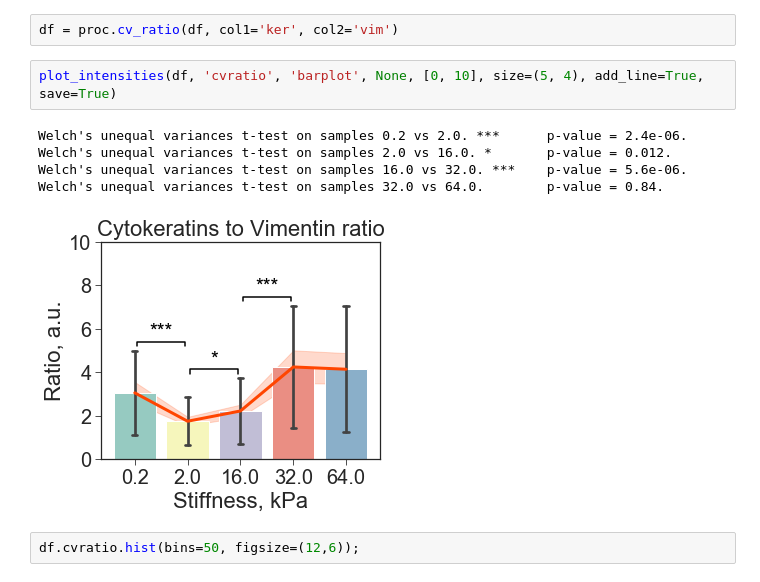
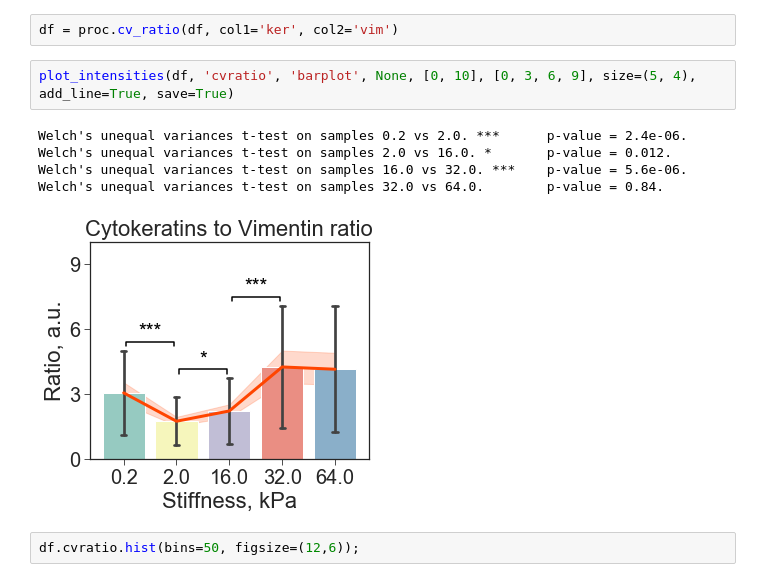
Before and after one commit to vlada-rozova/cell-morphology, a Jupyter notebook: Biomarkers-EDA.ipynb, the cells around one changed output. Cells and saved outputs as stored; diff of their text form.

```diff
--- a/Biomarkers-EDA.ipynb
+++ b/Biomarkers-EDA.ipynb
@@ -324,13 +330,13 @@ plot_intensities(df, 'ecad', 'barplot', 'int', [0, 3000], size=(5, 4), add_line=
 # %%
 df = proc.cv_ratio(df, col1='ker', col2='vim')
 # %%
-plot_intensities(df, 'cvratio', 'barplot', None, [0, 10], size=(5, 4), add_line=True, save=True)
+plot_intensities(df, 'cvratio', 'barplot', None, [0, 10], [0, 3, 6, 9], size=(5, 4), add_line=True, save=True)
 # %% [output]
 Welch's unequal variances t-test on samples 0.2 vs 2.0. ***      p-value = 2.4e-06.
 Welch's unequal variances t-test on samples 2.0 vs 16.0. *       p-value = 0.012.
 Welch's unequal variances t-test on samples 16.0 vs 32.0. ***    p-value = 5.6e-06.
 Welch's unequal variances t-test on samples 32.0 vs 64.0.        p-value = 0.84.
-[figure, old version]
+[figure, new version]
 # %%
 df.cvratio.hist(bins=50, figsize=(12,6));
 # %%
```
Also changed, not shown: parts of 5 cells of this notebook, 4 other files.
